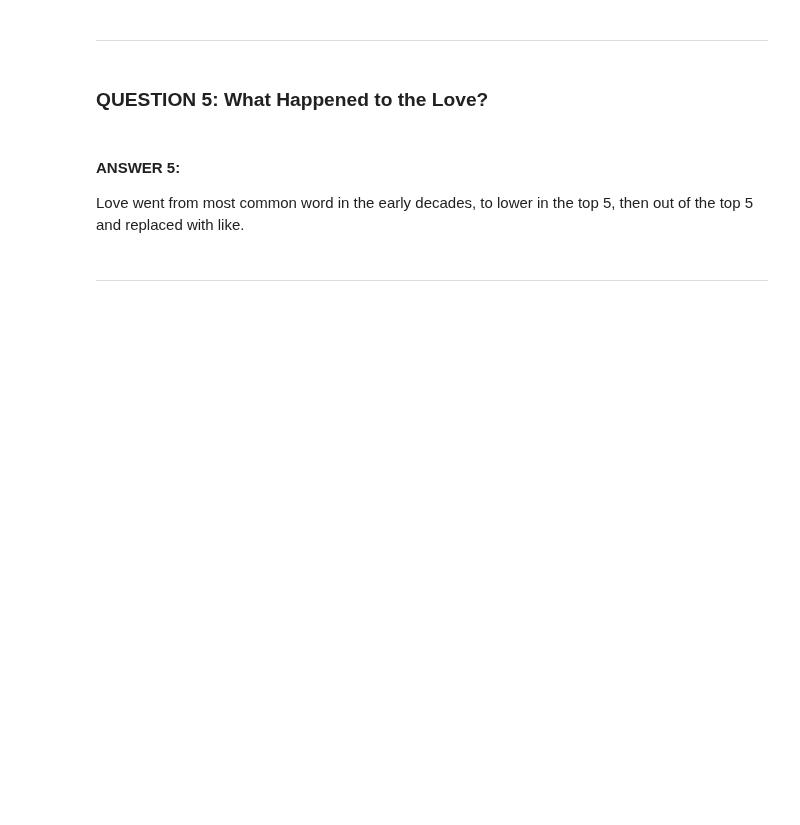
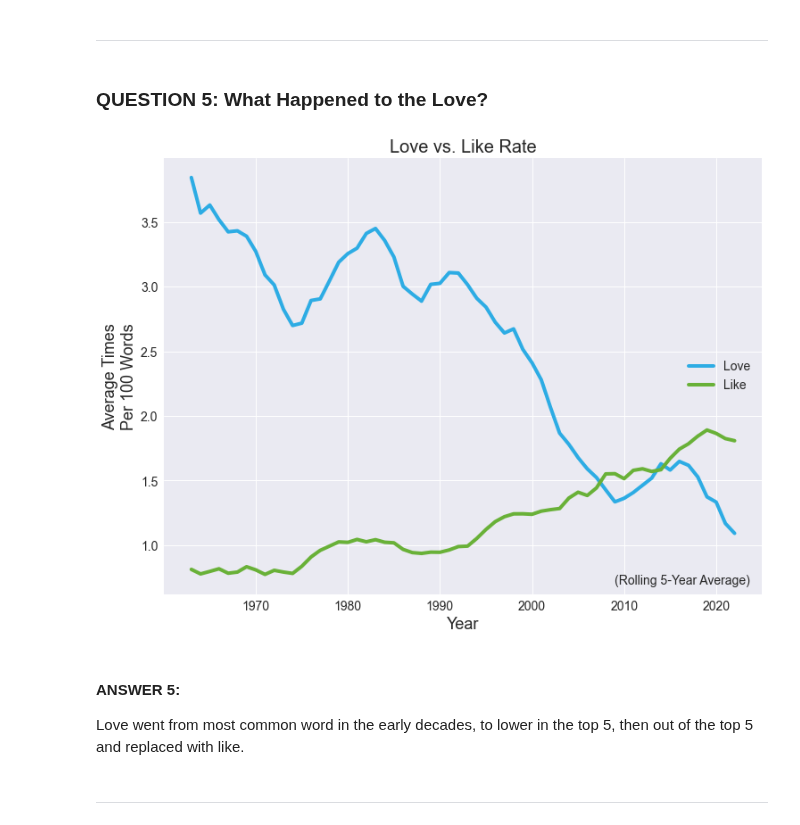
Before and after one commit to CBRJ-Lyrical-Metrics/lyrical-evolution-capstone, a Jupyter notebook: Drafts/draft_report.ipynb, the cells around one changed output. Saved outputs shown, nothing was run; the diff lists cells and outputs as text; code cells hidden in the pictures; blank space fills up the shorter version.

```diff
--- a/Drafts/draft_report.ipynb
+++ b/Drafts/draft_report.ipynb
@@ -353,7 +335,9 @@ After 1990 sex became extremely popular in lyrics, then around 2015 violence and
 ### QUESTION 5: What Happened to the Love?
 # %%
 # Visualization
-#TBD
+explore.love_vs_like_lineplot(df)
+# %% [output]
+[figure, added]
 # %%
 # Hypothesis Testing
 # %% [markdown]
```
Also changed, not shown: parts of 16 cells of this notebook, 2 other files.
